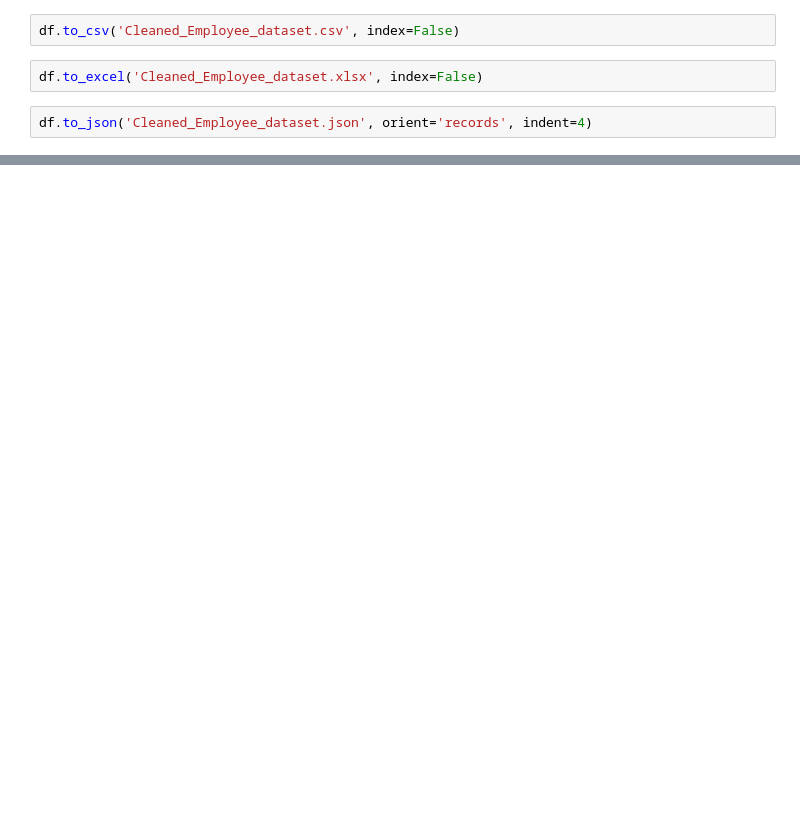
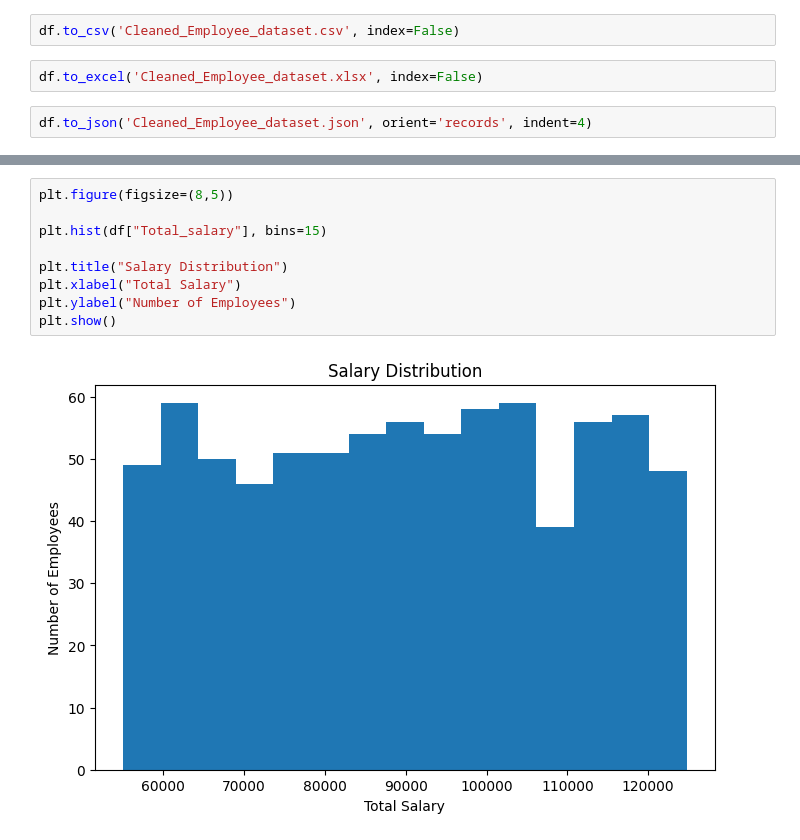
Before and after one commit to kagawadesneha1104-ai/Employee_Attrition_and_Retention_Report, a Jupyter notebook: notebook/Employee_Attrition_and_Retention_Report.ipynb, the cells around one changed output, grey strips where cells are left out. Drawn from its saved outputs; the diff is of its cells as text; blank space fills up the shorter version.

```diff
--- a/notebook/Employee_Attrition_and_Retention_Report.ipynb
+++ b/notebook/Employee_Attrition_and_Retention_Report.ipynb
@@ -850,0 +882,11 @@ df.to_json('Cleaned_Employee_dataset.json', orient='records', indent=4)
+# %%
+plt.figure(figsize=(8,5))
+
+plt.hist(df["Total_salary"], bins=15)
+
+plt.title("Salary Distribution")
+plt.xlabel("Total Salary")
+plt.ylabel("Number of Employees")
+plt.show()
+# %% [output]
+[figure, added]
```
Also changed, not shown: parts of 8 cells of this notebook, 12 other files.
